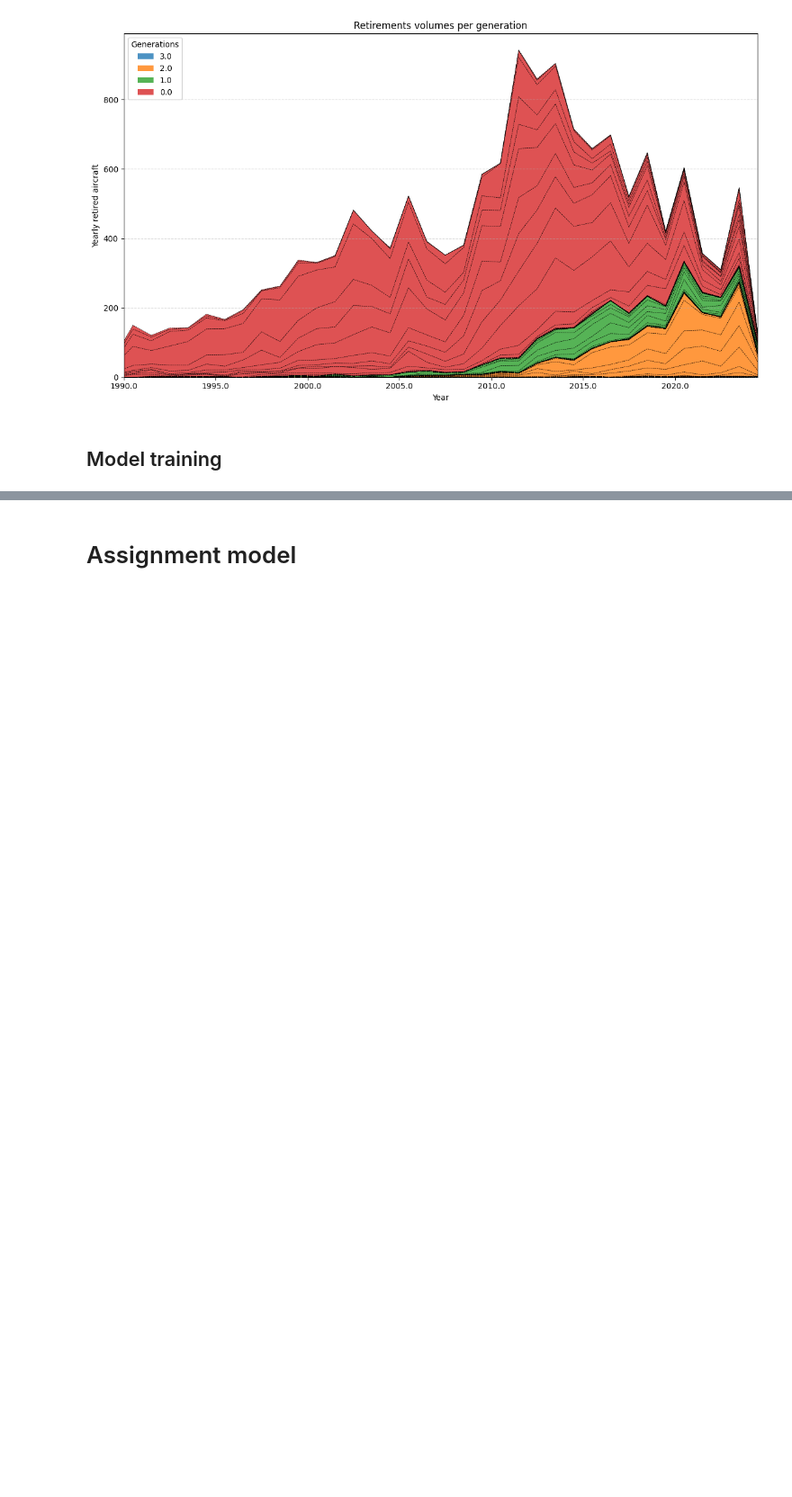
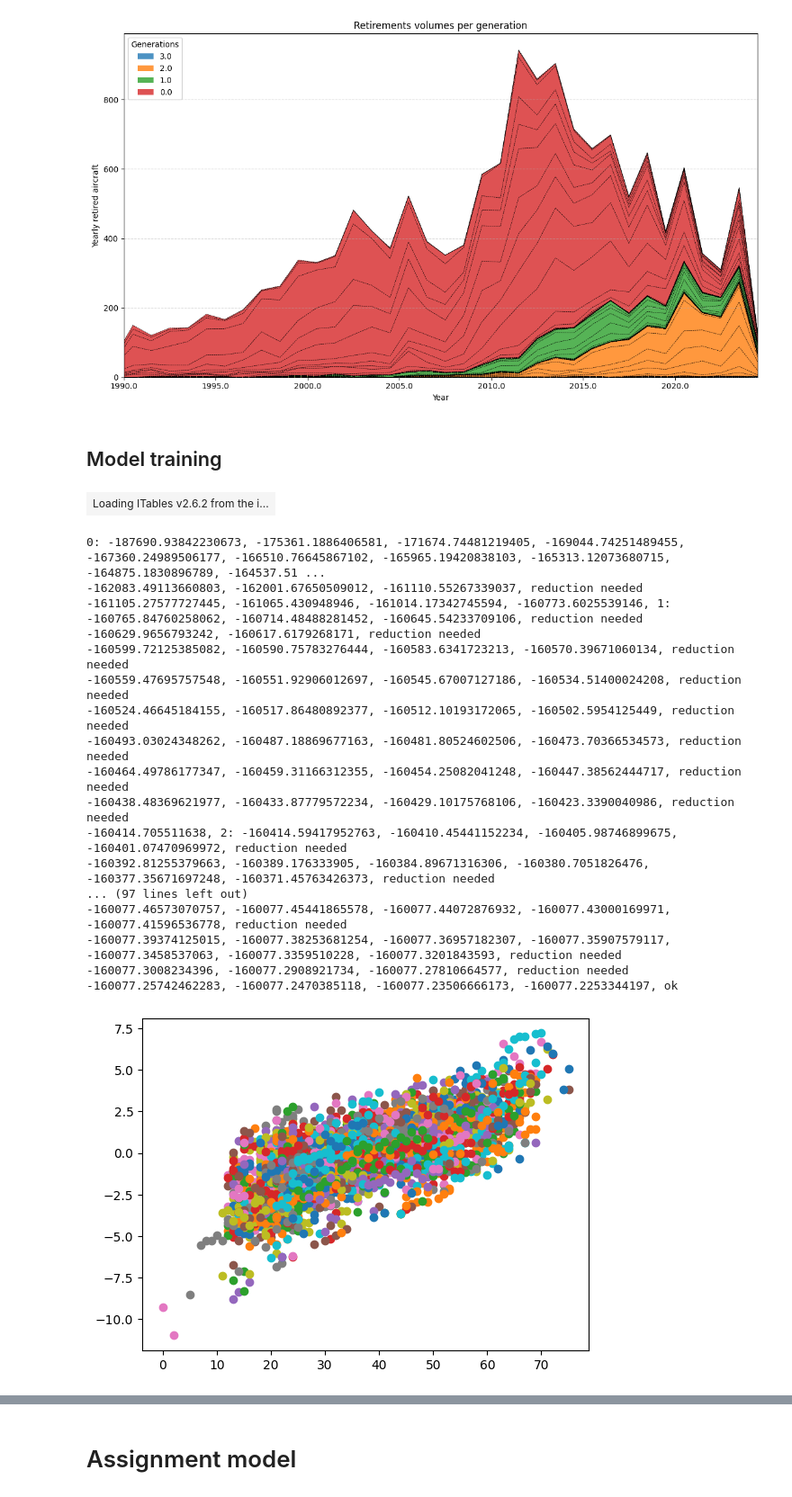
Before and after one commit to PacoViry/Thesis_models, a Jupyter notebook: main.ipynb, the cells around one changed output, grey strips where cells are left out. Shown at 90% size. Saved outputs shown, nothing was run; the diff lists cells and outputs as text; code cells hidden in the pictures; blank space fills up the shorter version.

```diff
--- a/main.ipynb
+++ b/main.ipynb
@@ -16,8 +18,11 @@ importlib.reload(productivity_analysis)
 # Fleet model
 # %%
 db_full = pd.read_excel('D:\p.viry\Documents\Travail_recherche\Data\TAA\TAA_fleet/fleet_extract_treated_final_analysis.xlsx')
+db_full['Aircraft Type'] = db_full['Type']+' '+db_full['Model'].astype(str)
+
 ### Possibility to add filters on the aircraft size, aircraft model, etc...
-db_selec = db_full[['Type','Engine', 'Delivery Date', 'Status', 'Date']].rename(columns={'Type':'Aircraft Type','Date':'Event Date'})
+db_selec = db_full[['Aircraft Type','Engine', 'Delivery Date', 'Status', 'Date']].rename(columns={'Date':'Event Date'})
+db_r = fleet_analysis.retirement_ranking(db_selec)
 # %% [markdown]
 ## Data analysis
 # %%
@@ -34,3 +39,29 @@ fleet_analysis.visu_retirements(db_selec, reso_1 = 1, reso_2 = 3)
 [figure]
 # %% [markdown]
 ## Model training
+# %%
+df_stat = retirement_prio.setting_df(db_r)
+show(df_stat)
+# %% [output]
+| Loading ITables v2.6.2 from the i... |
+# %%
+y_lims, list_mod, stats = retirement_prio.fit_type_y(df_stat, N=20, M = 30)
+# %% [output]
+0: -187690.93842230673, -175361.1886406581, -171674.74481219405, -169044.74251489455, -167360.24989506177, -166510.76645867102, -165965.19420838103, -165313.12073680715, -164875.1830896789, -164537.51 ...
+-162083.49113660803, -162001.67650509012, -161110.55267339037, reduction needed
+-161105.27577727445, -161065.430948946, -161014.17342745594, -160773.6025539146, 1: -160765.84760258062, -160714.48488281452, -160645.54233709106, reduction needed
+-160629.9656793242, -160617.6179268171, reduction needed
+-160599.72125385082, -160590.75783276444, -160583.6341723213, -160570.39671060134, reduction needed
+-160559.47695757548, -160551.92906012697, -160545.67007127186, -160534.51400024208, reduction needed
+-160524.46645184155, -160517.86480892377, -160512.10193172065, -160502.5954125449, reduction needed
+-160493.03024348262, -160487.18869677163, -160481.80524602506, -160473.70366534573, reduction needed
+-160464.49786177347, -160459.31166312355, -160454.25082041248, -160447.38562444717, reduction needed
+-160438.48369621977, -160433.87779572234, -160429.10175768106, -160423.3390040986, reduction needed
+-160414.705511638, 2: -160414.59417952763, -160410.45441152234, -160405.98746899675, -160401.07470969972, reduction needed
+-160392.81255379663, -160389.176333905, -160384.89671316306, -160380.7051826476, -160377.35671697248, -160371.45763426373, reduction needed
+... (97 lines left out)
+-160077.46573070757, -160077.45441865578, -160077.44072876932, -160077.43000169971, -160077.41596536778, reduction needed
+-160077.39374125015, -160077.38253681254, -160077.36957182307, -160077.35907579117, -160077.3458537063, -160077.3359510228, -160077.3201843593, reduction needed
+-160077.3008234396, -160077.2908921734, -160077.27810664577, reduction needed
+-160077.25742462283, -160077.2470385118, -160077.23506666173, -160077.2253344197, ok
+[figure, added]
```
Also changed, not shown: parts of 10 cells of this notebook, 5 other files.
